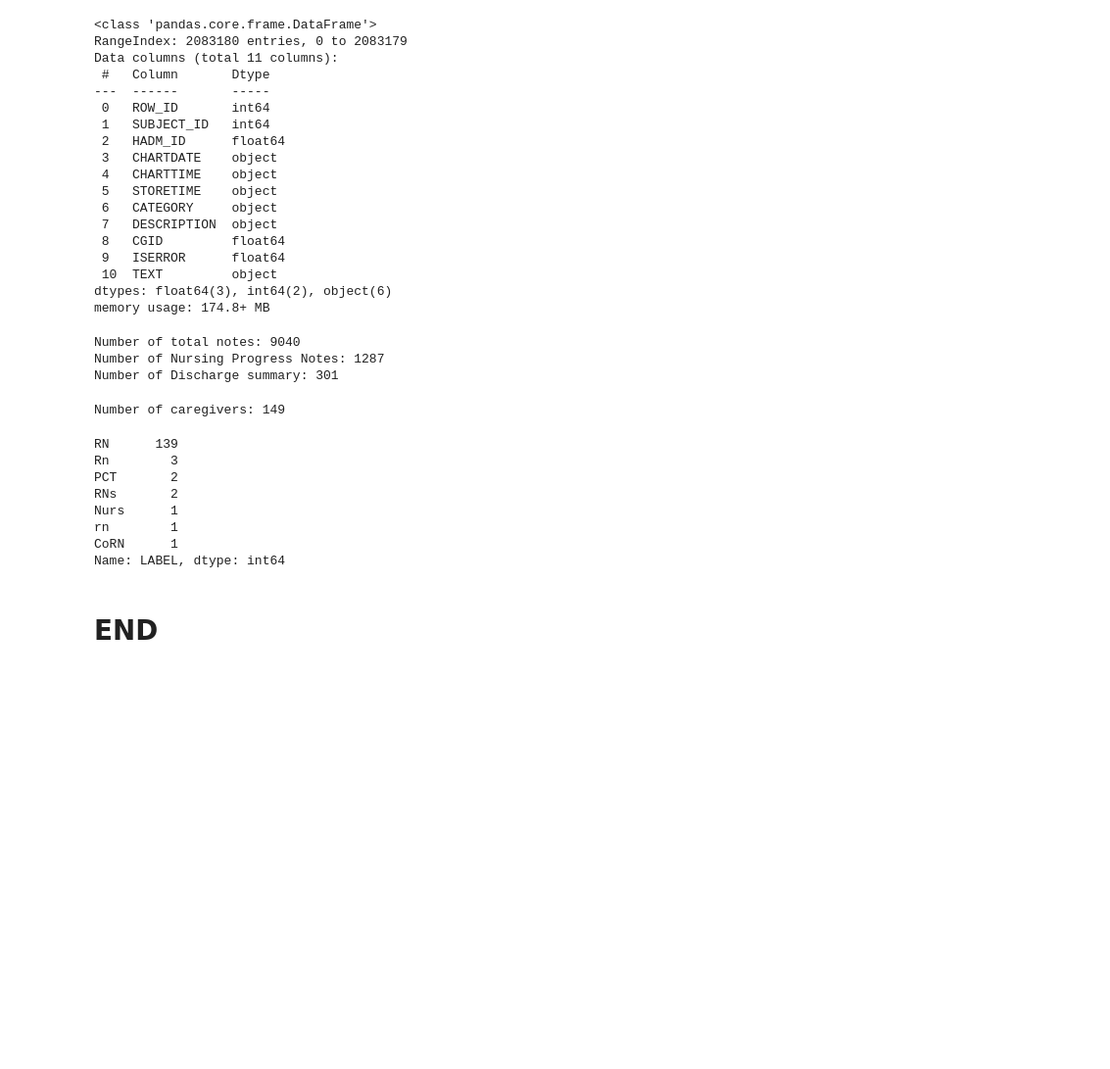
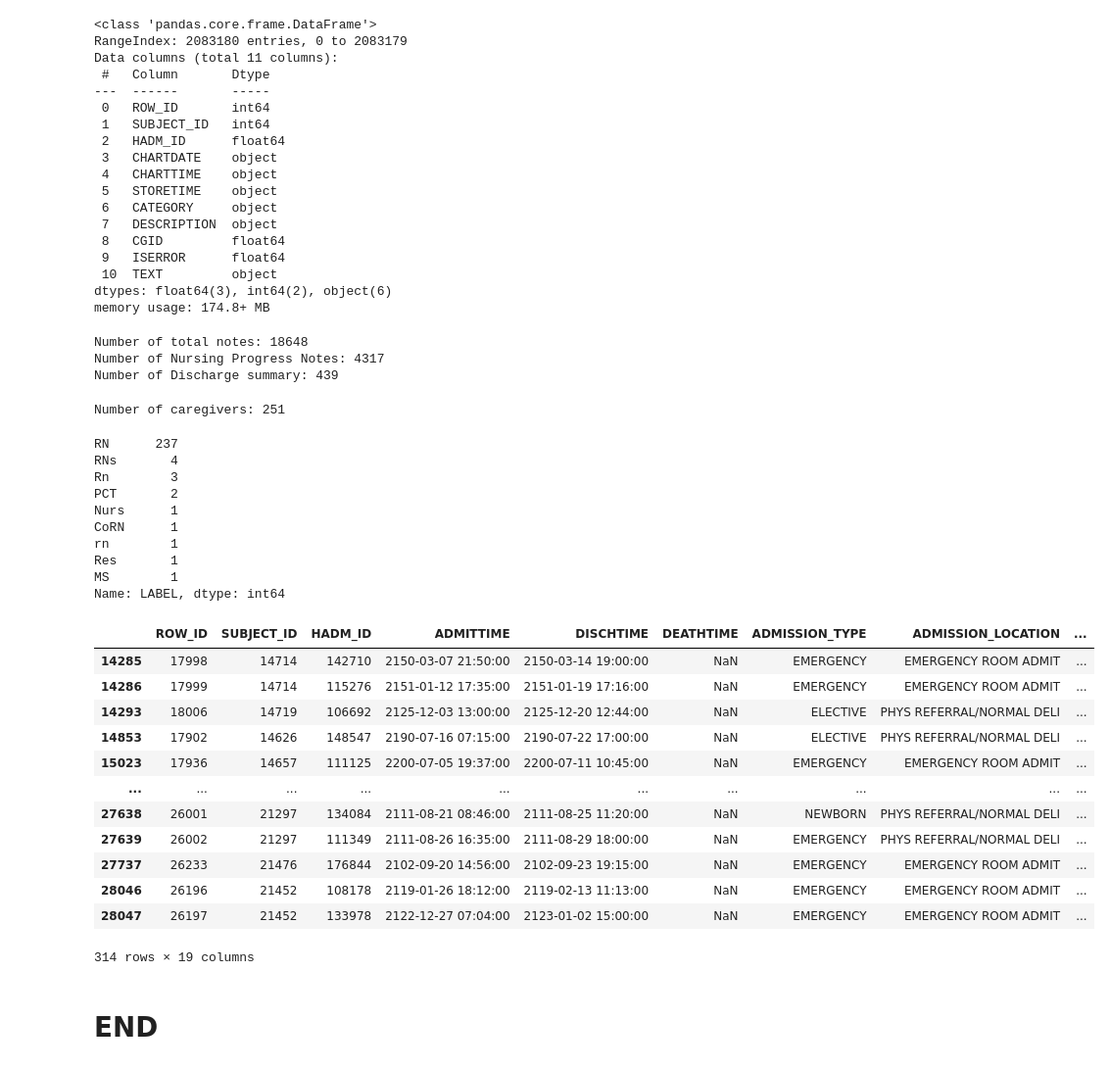
Before and after one commit to tanoManzo/mimic_trajectories, a Jupyter notebook: MIMIC_TRAJECTORY_embeddings_04_collect_data.ipynb, the cells around one changed output. Shown: that part at 98% size. Cells and saved outputs as stored; diff of their text form; code cells hidden in the pictures; blank space fills up the shorter version.

```diff
--- a/MIMIC_TRAJECTORY_embeddings_04_collect_data.ipynb
+++ b/MIMIC_TRAJECTORY_embeddings_04_collect_data.ipynb
@@ -93,34 +93,55 @@ Data columns (total 11 columns):
 dtypes: float64(3), int64(2), object(6)
 memory usage: 174.8+ MB
 # %%
-df_note_maxicd_tsicu = df_note_events[df_note_events['SUBJECT_ID'].isin(ids_subject_maxicd_tsicu)]
-print(f'Number of total notes: {len(df_note_maxicd_tsicu)}')
-df_nursing_progress_note_maxicd_tsicu = df_note_maxicd_tsicu[df_note_maxicd_tsicu['DESCRIPTION']=='Nursing Progress Note']
-print(f'Number of Nursing Progress Notes: {len(df_nursing_progress_note_maxicd_tsicu)}')
-df_discharge_note_maxicd_tsicu = df_note_maxicd_tsicu[df_note_maxicd_tsicu['CATEGORY']=='Discharge summary']
-print(f'Number of Discharge summary: {len(df_discharge_note_maxicd_tsicu)}')
+df_note_icd8xx_tsicu = df_note_events[df_note_events['SUBJECT_ID'].isin(icd8xxfirst_subjects_ids)]
+print(f'Number of total notes: {len(df_note_icdxxx_tsicu)}')
+df_nursing_progress_note_icd8xx_tsicu = df_note_icdxxx_tsicu[df_note_icdxxx_tsicu['DESCRIPTION']=='Nursing Progress Note']
+print(f'Number of Nursing Progress Notes: {len(df_nursing_progress_note_icd8xx_tsicu)}')
+df_discharge_note_icd8xx_tsicu = df_note_icd8xx_tsicu[df_note_icd8xx_tsicu['CATEGORY']=='Discharge summary']
+print(f'Number of Discharge summary: {len(df_discharge_note_icd8xx_tsicu)}')
 # %% [output]
-Number of total notes: 9040
-Number of Nursing Progress Notes: 1287
-Number of Discharge summary: 301
+Number of total notes: 18648
+Number of Nursing Progress Notes: 4317
+Number of Discharge summary: 439
 # %%
-cgid_maxicu_tsicu = df_nursing_progress_note_maxicd_tsicu['CGID'].unique()
+cgid_icd8xx_tsicu = df_nursing_progress_note_icd8xx_tsicu['CGID'].unique()
 print(f'Number of caregivers: {len(cgid_maxicu_tsicu)}')
 # %% [output]
-Number of caregivers: 149
+Number of caregivers: 251
 # %%
 caregivers = "CAREGIVERS.csv"
 df_caregivers = pd.read_csv(notes_path+caregivers)
-df_caregivers[df_caregivers['CGID'].isin(cgid_maxicu_tsicu)].LABEL.value_counts()
+df_caregivers[df_caregivers['CGID'].isin(cgid_icd8xx_tsicu)].LABEL.value_counts()
 # %% [output]
-RN      139
+RN      237
+RNs       4
 Rn        3
 PCT       2
-RNs       2
 Nurs      1
+CoRN      1
 rn        1
-CoRN      1
+Res       1
+MS        1
 Name: LABEL, dtype: int64
+# %%
+name_file= "ADMISSIONS.csv"
+df_adm = pd.read_csv(notes_path+name_file)
+df_adm_icd8xx_tsicu = df_adm[df_adm['SUBJECT_ID'].isin(cgid_icd8xx_tsicu)]
+df_adm_icd8xx_tsicu
+# %% [output]
+|  | ROW_ID | SUBJECT_ID | HADM_ID | ADMITTIME | DISCHTIME | DEATHTIME | ADMISSION_TYPE | ADMISSION_LOCATION | ... |
+| 14285 | 17998 | 14714 | 142710 | 2150-03-07 21:50:00 | 2150-03-14 19:00:00 | NaN | EMERGENCY | EMERGENCY ROOM ADMIT | ... |
+| 14286 | 17999 | 14714 | 115276 | 2151-01-12 17:35:00 | 2151-01-19 17:16:00 | NaN | EMERGENCY | EMERGENCY ROOM ADMIT | ... |
+| 14293 | 18006 | 14719 | 106692 | 2125-12-03 13:00:00 | 2125-12-20 12:44:00 | NaN | ELECTIVE | PHYS REFERRAL/NORMAL DELI | ... |
+| 14853 | 17902 | 14626 | 148547 | 2190-07-16 07:15:00 | 2190-07-22 17:00:00 | NaN | ELECTIVE | PHYS REFERRAL/NORMAL DELI | ... |
+| 15023 | 17936 | 14657 | 111125 | 2200-07-05 19:37:00 | 2200-07-11 10:45:00 | NaN | EMERGENCY | EMERGENCY ROOM ADMIT | ... |
+| ... | ... | ... | ... | ... | ... | ... | ... | ... | ... |
+| 27638 | 26001 | 21297 | 134084 | 2111-08-21 08:46:00 | 2111-08-25 11:20:00 | NaN | NEWBORN | PHYS REFERRAL/NORMAL DELI | ... |
+| 27639 | 26002 | 21297 | 111349 | 2111-08-26 16:35:00 | 2111-08-29 18:00:00 | NaN | EMERGENCY | PHYS REFERRAL/NORMAL DELI | ... |
+| 27737 | 26233 | 21476 | 176844 | 2102-09-20 14:56:00 | 2102-09-23 19:15:00 | NaN | EMERGENCY | EMERGENCY ROOM ADMIT | ... |
+| 28046 | 26196 | 21452 | 108178 | 2119-01-26 18:12:00 | 2119-02-13 11:13:00 | NaN | EMERGENCY | EMERGENCY ROOM ADMIT | ... |
+| 28047 | 26197 | 21452 | 133978 | 2122-12-27 07:04:00 | 2123-01-02 15:00:00 | NaN | EMERGENCY | EMERGENCY ROOM ADMIT | ... |
+314 rows × 19 columns
 # %% [markdown]
 # END
 # %%
```
Also changed, not shown: parts of 6 cells of this notebook.
